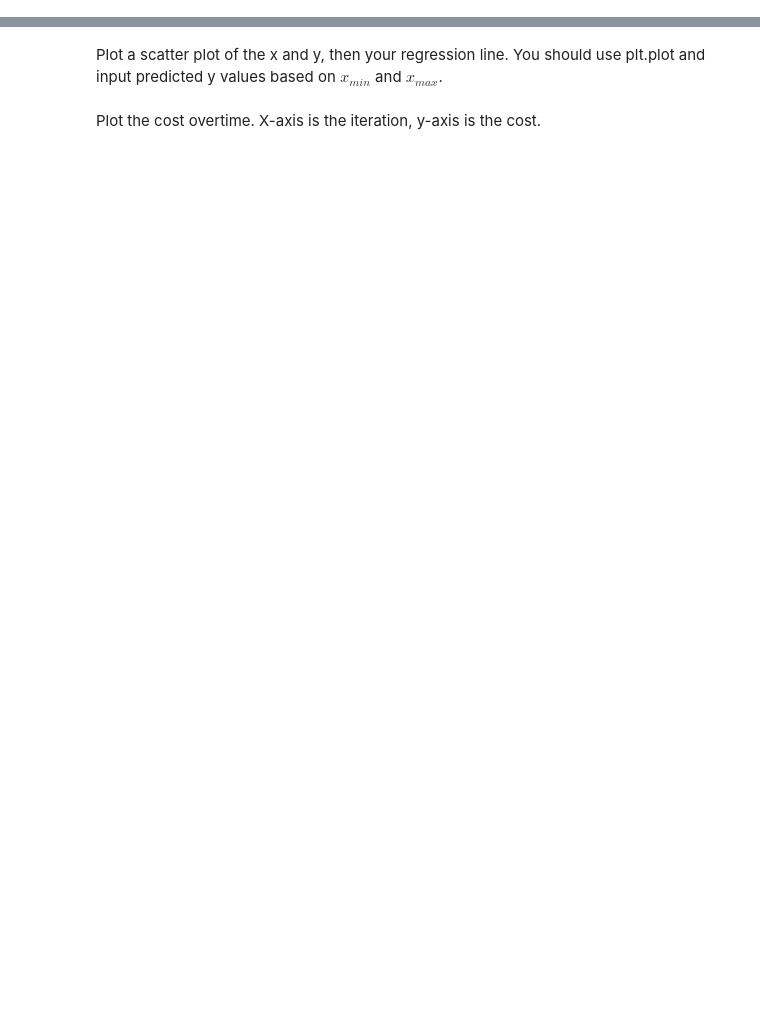
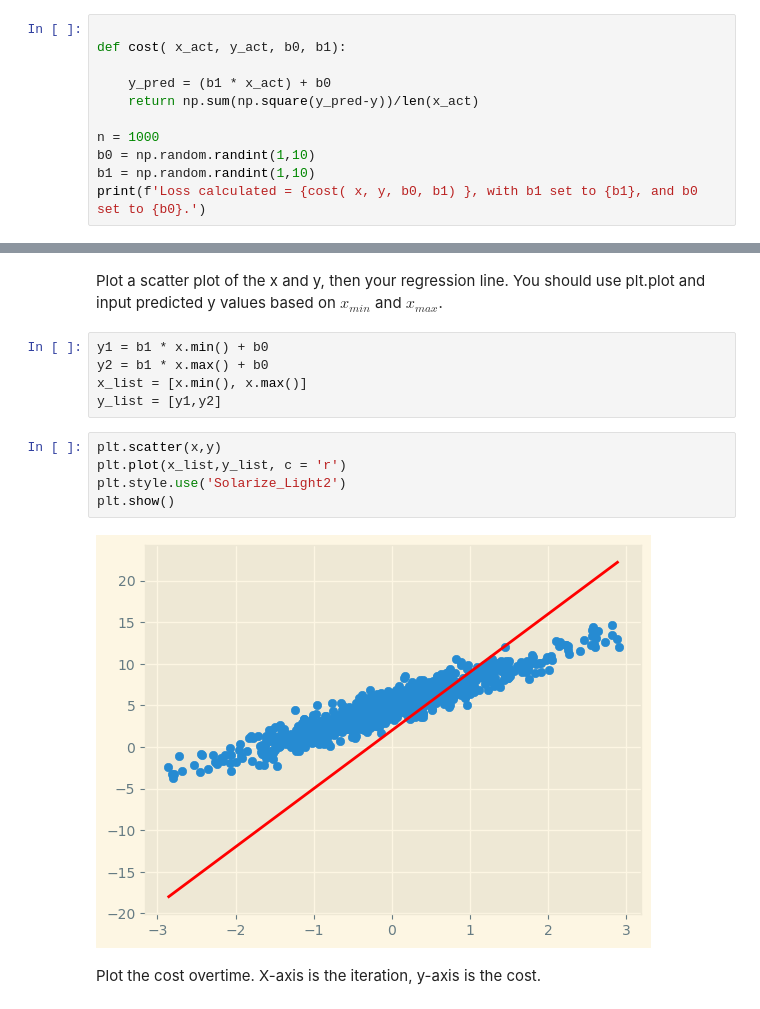
Before and after one commit to victoralexandermoreno/QSS45, a Jupyter notebook: Unit_3-Gradient Descent_Blank.ipynb, the cells around one changed output, grey strips where cells are left out. Saved outputs shown, nothing was run; the diff lists cells and outputs as text; blank space fills up the shorter version.

```diff
--- a/Unit_3-Gradient Descent_Blank.ipynb
+++ b/Unit_3-Gradient Descent_Blank.ipynb
@@ -23,0 +55,11 @@ Write a function to compute the cost. This should be $\frac{1}{n} \sum ( y_{pred
+# %%
+
+def cost( x_act, y_act, b0, b1):
+
+    y_pred = (b1 * x_act) + b0
+    return np.sum(np.square(y_pred-y))/len(x_act)
+
+n = 1000
+b0 = np.random.randint(1,10)
+b1 = np.random.randint(1,10)
+print(f'Loss calculated = {cost( x, y, b0, b1) }, with b1 set to {b1}, and b0 set to {b0}.')
@@ -44,4 +130,16 @@ final_b0, final_b1, cost_history = gradient_descent(X, y,learning_rate, iteratio
 # %% [markdown]
 Plot a scatter plot of the x and y, then your regression line. You should use plt.plot and input predicted y values based on $x_{min}$ and $x_{max}$.
+# %%
+y1 = b1 * x.min() + b0
+y2 = b1 * x.max() + b0
+x_list = [x.min(), x.max()]
+y_list = [y1,y2]
+# %%
+plt.scatter(x,y)
+plt.plot(x_list,y_list, c = 'r')
+plt.style.use('Solarize_Light2')
+plt.show()
+# %% [output]
+[figure, added]
 # %% [markdown]
 Plot the cost overtime. X-axis is the iteration, y-axis is the cost.
```
Also changed, not shown: parts of 10 cells of this notebook, 1 other file.
